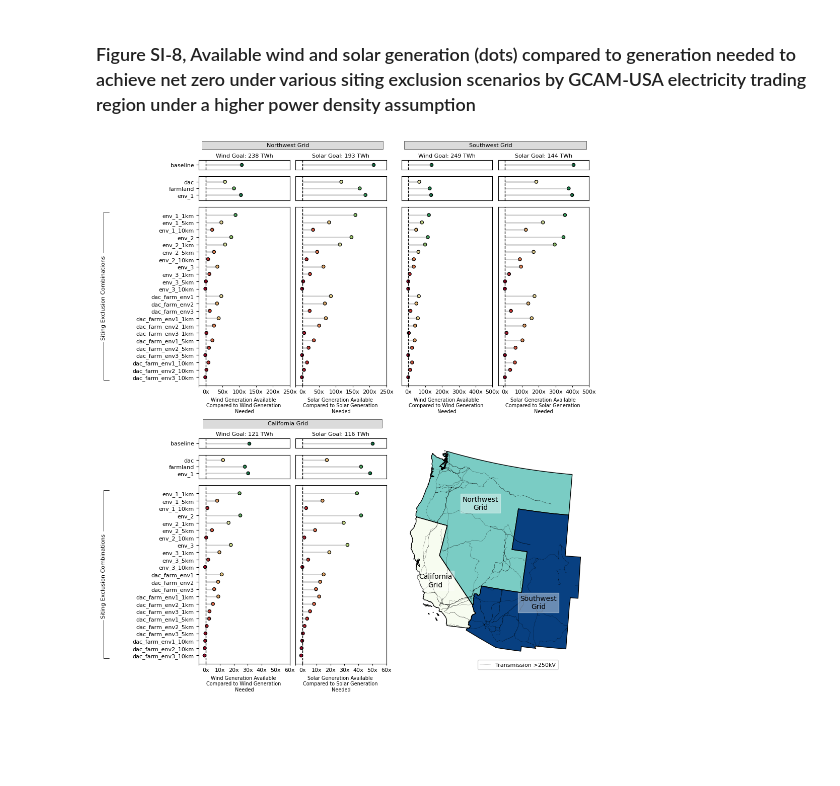
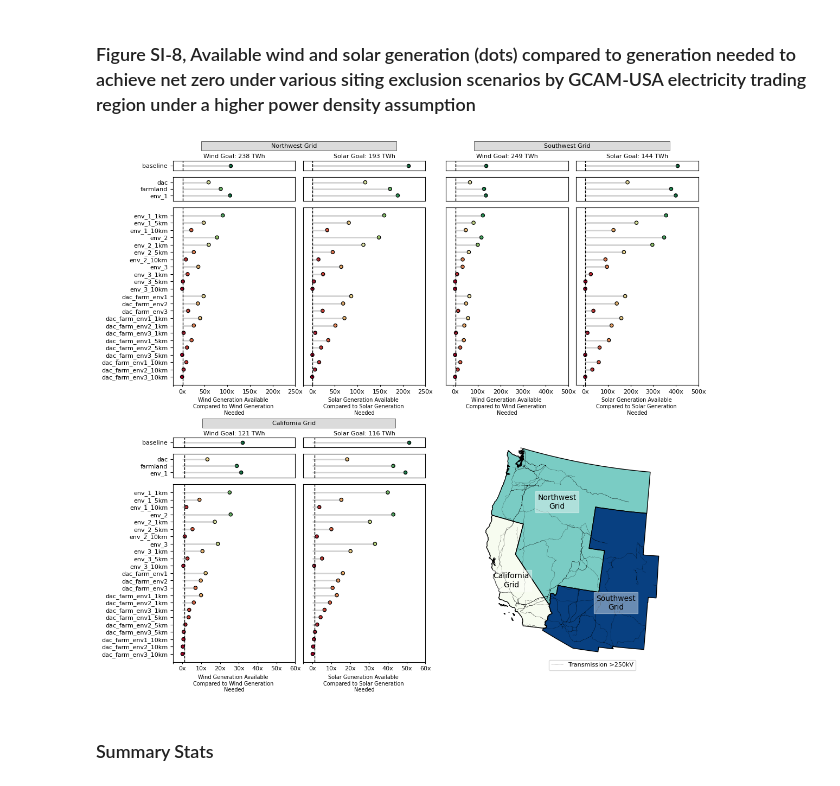
Before and after one commit to GODEEEP/mongird-etal_2024, a Jupyter notebook: notebooks/plot_generation_suitability_comparison_charts.ipynb, the cells around one changed output. Drawn from its saved outputs; the diff is of its cells as text; code cells hidden in the pictures; blank space fills up the shorter version.

```diff
--- a/notebooks/plot_generation_suitability_comparison_charts.ipynb
+++ b/notebooks/plot_generation_suitability_comparison_charts.ipynb
@@ -1515,39 +1466,39 @@ wind['Rank'] = wind['case'].map(sorterIndex)
 wind.sort_values(['Rank'], ascending = [False], inplace = True)
 wind['target_generation_twh'] = wind['target_generation_mwh'] / 1000000
 wind['total_generation_twh'] = wind['total_generation_mwh'] / 1000000
-wind['diff'] = (wind['total_generation_twh'] - wind['target_generation_twh']) / wind['target_generation_twh']
+wind['diff'] = (wind['total_generation_twh'] / wind['target_generation_twh'])
 region_list = sorted(list(wind.region_name.unique()))
 case_list = (list(wind.case.unique()))
 
-solar = df[df.technology == 'Solar PV'].copy()
+solar = base_df[base_df.technology == 'Solar PV'].copy()
 solar['Rank'] = solar['case'].map(sorterIndex)
 solar = solar[solar.power_density_mw == 45].copy()
 solar.sort_values(['Rank'], ascending = [False], inplace = True)
 solar['target_generation_twh'] = solar['target_generation_mwh'] / 1000000
 solar['total_generation_twh'] = solar['total_generation_mwh'] / 1000000
-solar['diff'] =  (solar['total_generation_twh'] - solar['target_generation_twh'])/solar['target_generation_twh']
+solar['diff'] =  (solar['total_generation_twh'] / solar['target_generation_twh'])
 region_list = sorted(list(solar.region_name.unique()))
 case_list = (list(solar.case.unique()))
 
 # gcam trading region case
 wind_trading = base_df[base_df.technology == 'Wind_120m'].copy()
 wind_trading = wind_trading[wind_trading.power_density_mw == 18]
-wind_trading = wind_trading.groupby(['gcam_trading_region', 'case'], as_index=False).sum()
+wind_trading = wind_trading.groupby(['gcam_trading_region', 'case', 'case_number'], as_index=False).sum()
 wind_trading['Rank'] = wind_trading['case'].map(sorterIndex)
 wind_trading.sort_values(['Rank'], ascending = [False], inplace = True)
 wind_trading['target_generation_twh'] = wind_trading['target_generation_mwh'] / 1000000
 wind_trading['total_generation_twh'] = wind_trading['total_generation_mwh'] / 1000000
-wind_trading['diff'] = (wind_trading['total_generation_twh'] - wind_trading['target_generation_twh'])/wind_trading['target_generation_twh']
+wind_trading['diff'] = (wind_trading['total_generation_twh'] / wind_trading['target_generation_twh'])
 trading_region_list = sorted(list(wind_trading.gcam_trading_region.unique()))
 wind_trading_case_list = (list(wind_trading.case.unique()))
 
 solar_trading = base_df[base_df.technology == 'Solar PV'].copy()
 solar_trading = solar_trading[solar_trading.power_density_mw == 45].copy()
-solar_trading = solar_trading.groupby(['gcam_trading_region', 'case'], as_index=False).sum()
+solar_trading = solar_trading.groupby(['gcam_trading_region', 'case', 'case_number'], as_index=False).sum()
 solar_trading['Rank'] = solar_trading['case'].map(sorterIndex)
 solar_trading.sort_values(['Rank'], ascending = [False], inplace = True)
 solar_trading['target_generation_twh'] = solar_trading['target_generation_mwh'] / 1000000
 solar_trading['total_generation_twh'] = solar_trading['total_generation_mwh'] / 1000000
-solar_trading['diff'] = (solar_trading['total_generation_twh'] - solar_trading['target_generation_twh'])/solar_trading['target_generation_twh']
+solar_trading['diff'] = (solar_trading['total_generation_twh'] / solar_trading['target_generation_twh'])
 trading_region_list = sorted(list(solar_trading.gcam_trading_region.unique()))
 solar_trading_case_list = (list(solar_trading.case.unique()))
@@ -1554,8 +1512,8 @@ solar_trading_case_list = (list(solar_trading.case.unique()))
 # %% [markdown]
 ### Figure SI-8, Available wind and solar generation (dots) compared to generation needed to achieve net zero under various siting exclusion scenarios by GCAM-USA electricity trading region under a higher power density assumption
 # %%
-height = 13
-width = 10
+height = 12
+width = 12.5
 
 fig = plt.figure()
 fig.set_figheight(height)
@@ -1645,7 +1603,7 @@ my_range=range(1,len(plot_df1.index)+1)
 ax=ax_1a1
 ax.hlines(y=my_range, xmin=0, xmax=plot_df1['diff'], color=hlinecolor, alpha=hline_alpha, lw=hlinew)
 ax.scatter(plot_df1['diff'], my_range, c=plot_df1['total_generation_twh'], s = dot_size, edgecolor=dot_edgecolor, cmap=dot_cmap, vmin=0, vmax=vmax)
-ax.axvline(x = 0, linestyle='dashed', color = 'black', lw=1)
+ax.axvline(x = 1, linestyle='dashed', color = 'black', lw=1)
 ax.set_yticks(my_range)
 ax.set_yticklabels(list(plot_df1.case.unique()))
 plt.setp(ax.get_yticklabels(), size=8)
@@ -1661,7 +1619,7 @@ my_range=range(1,len(plot_df2.index)+1)
 ax=ax_1a2
 ax.hlines(y=my_range, xmin=0, xmax=plot_df2['diff'], color=hlinecolor, alpha=hline_alpha, lw=hlinew)
 ax.scatter(plot_df2['diff'], my_range, c=plot_df2['total_generation_twh'], s = dot_size, edgecolor=dot_edgecolor, cmap=dot_cmap, vmin=0, vmax=vmax)
-ax.axvline(x = 0, linestyle='dashed', color = 'black', lw=1)
+ax.axvline(x = 1, linestyle='dashed', color = 'black', lw=1)
 ax.set_yticks(my_range)
 ax.set_yticklabels(list(plot_df2.case.unique()))
 plt.setp(ax.get_yticklabels(), size=8)
@@ -1675,7 +1633,7 @@ my_range=range(1,len(plot_df3.index)+1)
 ax=ax_1a3
 ax.hlines(y=my_range, xmin=0, xmax=plot_df3['diff'], color=hlinecolor, alpha=hline_alpha, lw=hlinew)
 ax.scatter(plot_df3['diff'], my_range, c=plot_df3['total_generation_twh'], s = dot_size, edgecolor=dot_edgecolor, alpha=1 , cmap=dot_cmap, vmin=0, vmax=vmax)
-ax.axvline(x = 0, linestyle='dashed', color = 'black', lw=1)
+ax.axvline(x = 1, linestyle='dashed', color = 'black', lw=1)
 ax.set_yticks(my_range)
 ax.set_yticklabels(list(plot_df3.case.unique()))
 plt.setp(ax.get_yticklabels(), size=8)
@@ -1705,7 +1663,7 @@ my_range=range(1,len(plot_df1.index)+1)
 ax=ax_1b1
 ax.hlines(y=my_range, xmin=0, xmax=plot_df1['diff'], color=hlinecolor, alpha=hline_alpha, lw=hlinew)
 ax.scatter(plot_df1['diff'], my_range, c=plot_df1['total_generation_twh'], s = dot_size, edgecolor=dot_edgecolor, cmap=dot_cmap, vmin=0, vmax=vmax)
-ax.axvline(x = 0, linestyle='dashed', color = 'black', lw=1)
+ax.axvline(x = 1, linestyle='dashed', color = 'black', lw=1)
 ax.set_yticks(my_range)
 plt.setp(ax.get_yticklabels(), size=8)
 ax.tick_params(axis='x',which='both', bottom=True, top=False, labelbottom=True, size=2, labelsize=8)
@@ -1721,7 +1679,7 @@ my_range=range(1,len(plot_df2.index)+1)
 ax=ax_1b2
 ax.hlines(y=my_range, xmin=0, xmax=plot_df2['diff'], color=hlinecolor, alpha=hline_alpha, lw=hlinew)
 ax.scatter(plot_df2['diff'], my_range, c=plot_df2['total_generation_twh'], s = dot_size, edgecolor=dot_edgecolor, cmap=dot_cmap, vmin=0, vmax=vmax)
-ax.axvline(x = 0, linestyle='dashed', color = 'black', lw=1)
+ax.axvline(x = 1, linestyle='dashed', color = 'black', lw=1)
 ax.set_yticks(my_range)
 ax.tick_params(axis='y',which='both', bottom=False, top=False, left=False, labelleft=False, labelbottom=False)
 plt.setp(ax.get_yticklabels(), size=8)
@@ -1735,7 +1693,7 @@ my_range=range(1,len(plot_df3.index)+1)
 ax=ax_1b3
 ax.hlines(y=my_range, xmin=0, xmax=plot_df3['diff'], color=hlinecolor, alpha=hline_alpha, lw=hlinew)
 ax.scatter(plot_df3['diff'], my_range, c=plot_df3['total_generation_twh'], s = dot_size, edgecolor=dot_edgecolor, alpha=1 , cmap=dot_cmap, vmin=0, vmax=vmax)
-ax.axvline(x = 0, linestyle='dashed', color = 'black', lw=1)
+ax.axvline(x = 1, linestyle='dashed', color = 'black', lw=1)
 ax.set_yticks(my_range)
 ax.tick_params(axis='y',which='both', bottom=False, top=False, left=False, labelleft=False, labelbottom=False)
 plt.setp(ax.get_yticklabels(), size=8)
@@ -1775,7 +1733,7 @@ my_range=range(1,len(plot_df1.index)+1)
 ax=ax_2a1
 ax.hlines(y=my_range, xmin=0, xmax=plot_df1['diff'], color=hlinecolor, alpha=hline_alpha, lw=hlinew)
 ax.scatter(plot_df1['diff'], my_range, c=plot_df1['total_generation_twh'], s = dot_size, edgecolor=dot_edgecolor, cmap=dot_cmap, vmin=0, vmax=vmax)
-ax.axvline(x = 0, linestyle='dashed', color = 'black', lw=1)
+ax.axvline(x = 1, linestyle='dashed', color = 'black', lw=1)
 ax.set_yticks(my_range)
 ax.tick_params(axis='x',which='both', bottom=True, top=False, labelbottom=True, size=2, labelsize=8)
 ax.tick_params(axis='y',which='both', bottom=False, top=False, left=False, labelleft=False, labelbottom=False)
@@ -1790,7 +1748,7 @@ my_range=range(1,len(plot_df2.index)+1)
 ax=ax_2a2
 ax.hlines(y=my_range, xmin=0, xmax=plot_df2['diff'], color=hlinecolor, alpha=hline_alpha, lw=hlinew)
 ax.scatter(plot_df2['diff'], my_range, c=plot_df2['total_generation_twh'], s = dot_size, edgecolor=dot_edgecolor, cmap=dot_cmap, vmin=0, vmax=vmax)
-ax.axvline(x = 0, linestyle='dashed', color = 'black', lw=1)
+ax.axvline(x = 1, linestyle='dashed', color = 'black', lw=1)
 ax.set_yticks(my_range)
 ax.set_xlim(left=-40, right=500)
 ax.tick_params(axis='x', which='both', bottom=False, top=False, labelbottom=False, size=2, labelsize=8)
@@ -1803,7 +1761,7 @@ my_range=range(1,len(plot_df3.index)+1)
 ax=ax_2a3
 ax.hlines(y=my_range, xmin=0, xmax=plot_df3['diff'], color=hlinecolor, alpha=hline_alpha, lw=hlinew)
 ax.scatter(plot_df3['diff'], my_range, c=plot_df3['total_generation_twh'], s = dot_size, edgecolor=dot_edgecolor, alpha=1 , cmap=dot_cmap, vmin=0, vmax=vmax)
-ax.axvline(x = 0, linestyle='dashed', color = 'black', lw=1)
+ax.axvline(x = 1, linestyle='dashed', color = 'black', lw=1)
 ax.set_yticks(my_range)
 ax.tick_params(axis='x',which='both', bottom=True, top=False, labelbottom=True, size=2, labelsize=8)
 ax.tick_params(axis='y',which='both', bottom=False, top=False, left=False, labelleft=False, labelbottom=False)
@@ -1831,7 +1789,7 @@ my_range=range(1,len(plot_df1.index)+1)
 ax=ax_2b1
 ax.hlines(y=my_range, xmin=0, xmax=plot_df1['diff'], color=hlinecolor, alpha=hline_alpha, lw=hlinew)
 ax.scatter(plot_df1['diff'], my_range, c=plot_df1['total_generation_twh'], s = dot_size, edgecolor=dot_edgecolor, cmap=dot_cmap, vmin=0, vmax=vmax)
-ax.axvline(x = 0, linestyle='dashed', color = 'black', lw=1)
+ax.axvline(x = 1, linestyle='dashed', color = 'black', lw=1)
 ax.set_yticks(my_range)
 plt.setp(ax.get_yticklabels(), size=8)
 ax.tick_params(axis='x',which='both', bottom=True, top=False, labelbottom=True, size=2, labelsize=8)
@@ -1847,7 +1805,7 @@ my_range=range(1,len(plot_df2.index)+1)
 ax=ax_2b2
 ax.hlines(y=my_range, xmin=0, xmax=plot_df2['diff'], color=hlinecolor, alpha=hline_alpha, lw=hlinew)
 ax.scatter(plot_df2['diff'], my_range, c=plot_df2['total_generation_twh'], s = dot_size, edgecolor=dot_edgecolor, cmap=dot_cmap, vmin=0, vmax=vmax)
-ax.axvline(x = 0, linestyle='dashed', color = 'black', lw=1)
+ax.axvline(x = 1, linestyle='dashed', color = 'black', lw=1)
 ax.set_yticks(my_range)
 ax.tick_params(axis='y',which='both', bottom=False, top=False, left=False, labelleft=False, labelbottom=False)
 plt.setp(ax.get_yticklabels(), size=8)
@@ -1861,7 +1819,7 @@ my_range=range(1,len(plot_df3.index)+1)
 ax=ax_2b3
 ax.hlines(y=my_range, xmin=0, xmax=plot_df3['diff'], color=hlinecolor, alpha=hline_alpha, lw=hlinew)
 ax.scatter(plot_df3['diff'], my_range, c=plot_df3['total_generation_twh'], s = dot_size, edgecolor=dot_edgecolor, alpha=1 , cmap=dot_cmap, vmin=0, vmax=vmax)
-ax.axvline(x = 0, linestyle='dashed', color = 'black', lw=1)
+ax.axvline(x = 1, linestyle='dashed', color = 'black', lw=1)
 ax.set_yticks(my_range)
 ax.tick_params(axis='y',which='both', bottom=False, top=False, left=False, labelleft=False, labelbottom=False)
 plt.setp(ax.get_yticklabels(), size=8)
@@ -1900,7 +1858,7 @@ my_range=range(1,len(plot_df1.index)+1)
 ax=ax_3a1
 ax.hlines(y=my_range, xmin=0, xmax=plot_df1['diff'], color=hlinecolor, alpha=hline_alpha, lw=hlinew)
 ax.scatter(plot_df1['diff'], my_range, c=plot_df1['total_generation_twh'], s = dot_size, edgecolor=dot_edgecolor, cmap=dot_cmap, vmin=0, vmax=vmax)
-ax.axvline(x = 0, linestyle='dashed', color = 'black', lw=1)
+ax.axvline(x = 1, linestyle='dashed', color = 'black', lw=1)
 ax.set_yticks(my_range)
 ax.set_yticklabels(list(plot_df1.case.unique()))
 plt.setp(ax.get_yticklabels(), size=8)
@@ -1916,7 +1874,7 @@ my_range=range(1,len(plot_df2.index)+1)
 ax=ax_3a2
 ax.hlines(y=my_range, xmin=0, xmax=plot_df2['diff'], color=hlinecolor, alpha=hline_alpha, lw=hlinew)
 ax.scatter(plot_df2['diff'], my_range, c=plot_df2['total_generation_twh'], s = dot_size, edgecolor=dot_edgecolor, cmap=dot_cmap, vmin=0, vmax=vmax)
-ax.axvline(x = 0, linestyle='dashed', color = 'black', lw=1)
+ax.axvline(x = 1, linestyle='dashed', color = 'black', lw=1)
 ax.set_yticks(my_range)
 ax.set_yticklabels(list(plot_df2.case.unique()))
 plt.setp(ax.get_yticklabels(), size=8)
@@ -1930,7 +1888,7 @@ my_range=range(1,len(plot_df3.index)+1)
 ax=ax_3a3
 ax.hlines(y=my_range, xmin=0, xmax=plot_df3['diff'], color=hlinecolor, alpha=hline_alpha, lw=hlinew)
 ax.scatter(plot_df3['diff'], my_range, c=plot_df3['total_generation_twh'], s = dot_size, edgecolor=dot_edgecolor, alpha=1 , cmap=dot_cmap, vmin=0, vmax=vmax)
-ax.axvline(x = 0, linestyle='dashed', color = 'black', lw=1)
+ax.axvline(x = 1, linestyle='dashed', color = 'black', lw=1)
 ax.set_yticks(my_range)
 ax.set_yticklabels(list(plot_df3.case.unique()))
 plt.setp(ax.get_yticklabels(), size=8)
@@ -1959,7 +1917,7 @@ my_range=range(1,len(plot_df1.index)+1)
 ax=ax_3b1
 ax.hlines(y=my_range, xmin=0, xmax=plot_df1['diff'], color=hlinecolor, alpha=hline_alpha, lw=hlinew)
 ax.scatter(plot_df1['diff'], my_range, c=plot_df1['total_generation_twh'], s = dot_size, edgecolor=dot_edgecolor, cmap=dot_cmap, vmin=0, vmax=vmax)
-ax.axvline(x = 0, linestyle='dashed', color = 'black', lw=1)
+ax.axvline(x = 1, linestyle='dashed', color = 'black', lw=1)
 ax.set_yticks(my_range)
 plt.setp(ax.get_yticklabels(), size=8)
 ax.tick_params(axis='x',which='both', bottom=True, top=False, labelbottom=True, size=2, labelsize=8)
@@ -1975,7 +1933,7 @@ my_range=range(1,len(plot_df2.index)+1)
 ax=ax_3b2
 ax.hlines(y=my_range, xmin=0, xmax=plot_df2['diff'], color=hlinecolor, alpha=hline_alpha, lw=hlinew)
 ax.scatter(plot_df2['diff'], my_range, c=plot_df2['total_generation_twh'], s = dot_size, edgecolor=dot_edgecolor, cmap=dot_cmap, vmin=0, vmax=vmax)
-ax.axvline(x = 0, linestyle='dashed', color = 'black', lw=1)
+ax.axvline(x = 1, linestyle='dashed', color = 'black', lw=1)
 ax.set_yticks(my_range)
 ax.tick_params(axis='y',which='both', bottom=False, top=False, left=False, labelleft=False, labelbottom=False)
 plt.setp(ax.get_yticklabels(), size=8)
@@ -1989,7 +1947,7 @@ my_range=range(1,len(plot_df3.index)+1)
 ax=ax_3b3
 ax.hlines(y=my_range, xmin=0, xmax=plot_df3['diff'], color=hlinecolor, alpha=hline_alpha, lw=hlinew)
 ax.scatter(plot_df3['diff'], my_range, c=plot_df3['total_generation_twh'], s = dot_size, edgecolor=dot_edgecolor, alpha=1 , cmap=dot_cmap, vmin=0, vmax=vmax)
-ax.axvline(x = 0, linestyle='dashed', color = 'black', lw=1)
+ax.axvline(x = 1, linestyle='dashed', color = 'black', lw=1)
 ax.set_yticks(my_range)
 ax.tick_params(axis='y',which='both', bottom=False, top=False, left=False, labelleft=False, labelbottom=False)
 plt.setp(ax.get_yticklabels(), size=8)
@@ -2012,41 +1970,31 @@ ax_map.legend(handles=[volt], fontsize=8, title_fontsize = 8, loc='lower right',
 # region labels
 ax_map.set_axis_off()
 x=.42
 y=.75
 ax_map.annotate(f"Northwest\nGrid", xy=(x, y), xytext=(x, y), xycoords='axes fraction',
                     fontsize=10, ha='center', va='top', bbox=dict(boxstyle='square', fc='white', alpha=.4, color='white'))
 x=.73
 y=.3
 ax_map.annotate(f"Southwest\nGrid", xy=(x, y), xytext=(x, y), xycoords='axes fraction',
                     fontsize=10, ha='center', va='top', bbox=dict(boxstyle='square', fc='white', alpha=.4, color='white'))
 x=.18
 y=.4
 ax_map.annotate(f"California\nGrid", xy=(x, y), xytext=(x, y), xycoords='axes fraction',
                     fontsize=10, ha='center', va='top', bbox=dict(boxstyle='square', fc='white', alpha=.4, color='white'))
 
 
 # X-axis Unit Labels
 for ax in [ax_1a3,  ax_2a3, ax_3a3]:
     ax.set_xlabel('Wind Generation Available \nCompared to Wind Generation \nNeeded', size=7)
 for ax in [ax_1b3,  ax_2b3, ax_3b3]:
     ax.set_xlabel('Solar Generation Available \nCompared to Solar Generation \nNeeded', size=7)
 
 ax_map.set_axis_off()
 ax_filler.set_axis_off()
 
-#### Side labels
 
-ax_1a3.annotate('Siting Exclusion Combinations', xy=(-1.05, .70), xytext=(-1.05, .73), xycoords='axes fraction',
-            fontsize=8, ha='center', va='top', rotation = 90,
-            bbox=dict(boxstyle='square', fc='white', color='white'),
-            arrowprops=dict(arrowstyle=']-, widthA=15, lengthA=1, angleA=90',lw=.6, color='k'))
-
-ax_3a3.annotate('Siting Exclusion Combinations', xy=(-1.05, .70), xytext=(-1.05, .73), xycoords='axes fraction',
-            fontsize=8, ha='center', va='top', rotation = 90,
-            bbox=dict(boxstyle='square', fc='white', color='white'),
-            arrowprops=dict(arrowstyle=']-, widthA=15, lengthA=1, angleA=90',lw=.6, color='k'))
 plt.savefig(os.path.join(fig_dir, 'fig_si-8_high_power_density_sensitivity_analysis.png'), dpi=300)
 
 plt.show()
 # %% [output]
-[figure, old version]
+[figure, new version]
@@ -2052,0 +2005,2 @@ plt.show()
+# %% [markdown]
+### Summary Stats
```
Also changed, not shown: parts of 19 cells of this notebook.
